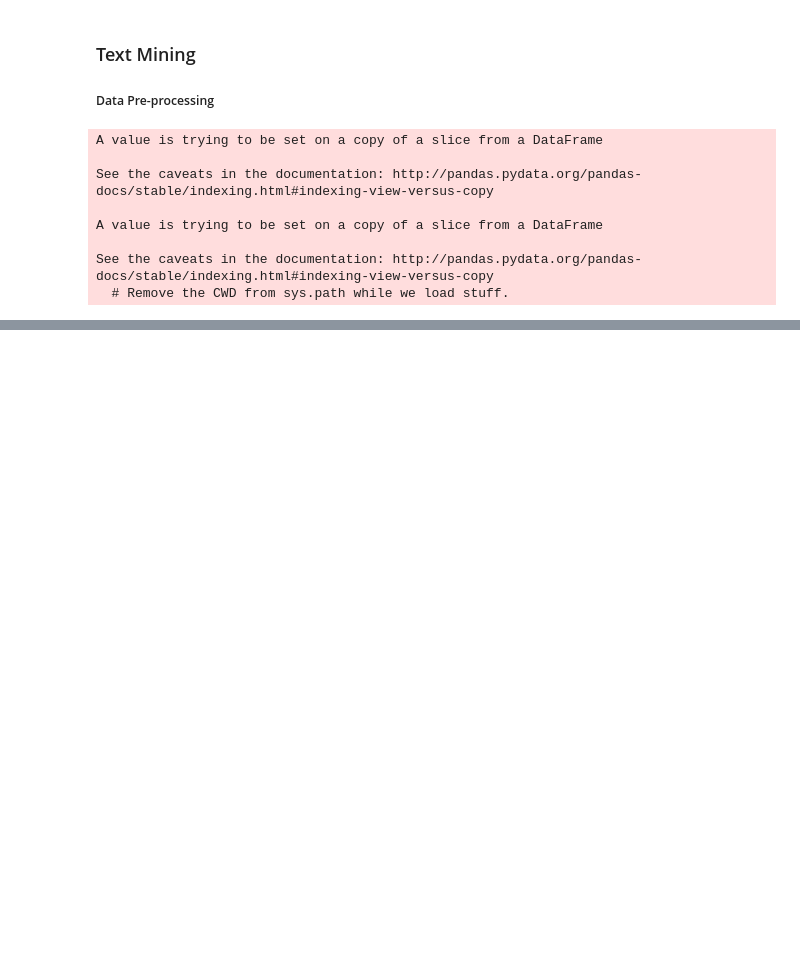
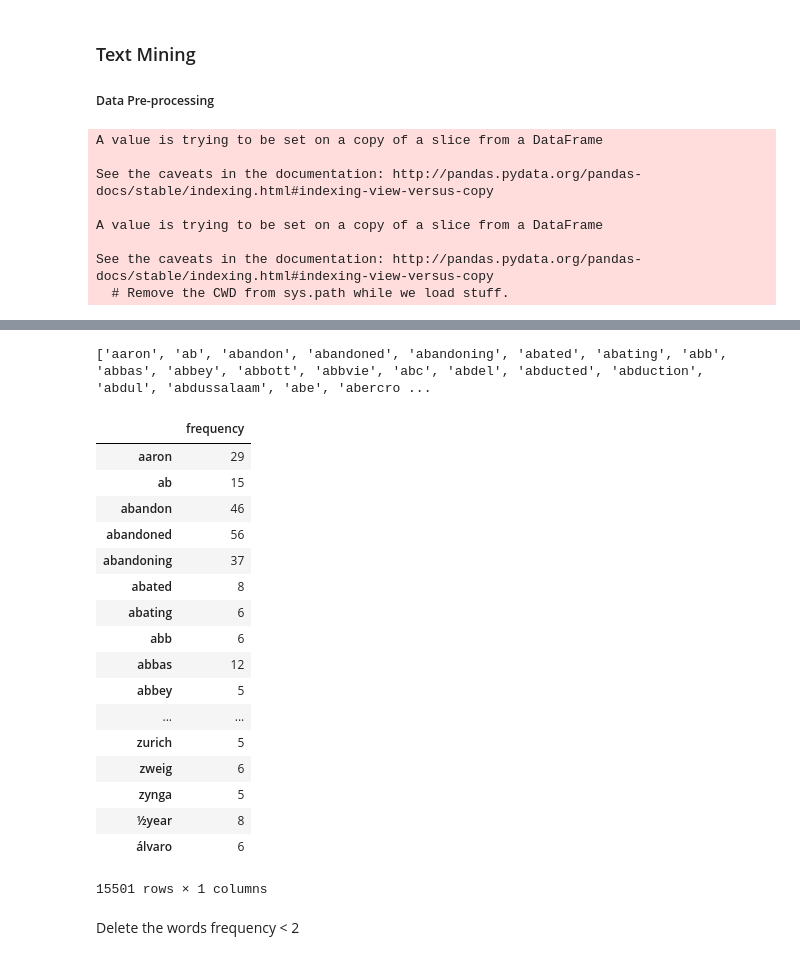
Before and after one commit to Rocket-101/RocketProject, a Jupyter notebook: NLP.ipynb, the cells around one changed output, grey strips where cells are left out. Cells and saved outputs as stored; diff of their text form; code cells hidden in the pictures; blank space fills up the shorter version.

```diff
--- a/NLP.ipynb
+++ b/NLP.ipynb
@@ -192,0 +244,31 @@ news_df.to_csv("newscleaned1.csv", header = True)
+# %%
+# For News Abstract
+word_vectorizer_abs = CountVectorizer(analyzer='word', stop_words='english', min_df=5)
+Smatrix_abs = word_vectorizer_abs.fit_transform(news_df['News_abstract'])
+frequencies_abs = sum(Smatrix_abs).toarray()[0]
+freq_names_abs = word_vectorizer_abs.get_feature_names()
+print(freq_names_abs[:100])
+freq = pd.DataFrame(frequencies_abs, index = freq_names_abs, columns=['frequency'])
+freq
+# %% [output]
+['aaron', 'ab', 'abandon', 'abandoned', 'abandoning', 'abated', 'abating', 'abb', 'abbas', 'abbey', 'abbott', 'abbvie', 'abc', 'abdel', 'abducted', 'abduction', 'abdul', 'abdussalaam', 'abe', 'abercro ...
+|  | frequency |
+| aaron | 29 |
+| ab | 15 |
+| abandon | 46 |
+| abandoned | 56 |
+| abandoning | 37 |
+| abated | 8 |
+| abating | 6 |
+| abb | 6 |
+| abbas | 12 |
+| abbey | 5 |
+| ... | ... |
+| zurich | 5 |
+| zweig | 6 |
+| zynga | 5 |
+| ½year | 8 |
+| álvaro | 6 |
+15501 rows × 1 columns
+# %% [markdown]
+Delete the words frequency < 2
```
Also changed, not shown: parts of 18 cells of this notebook, 2 other files.
